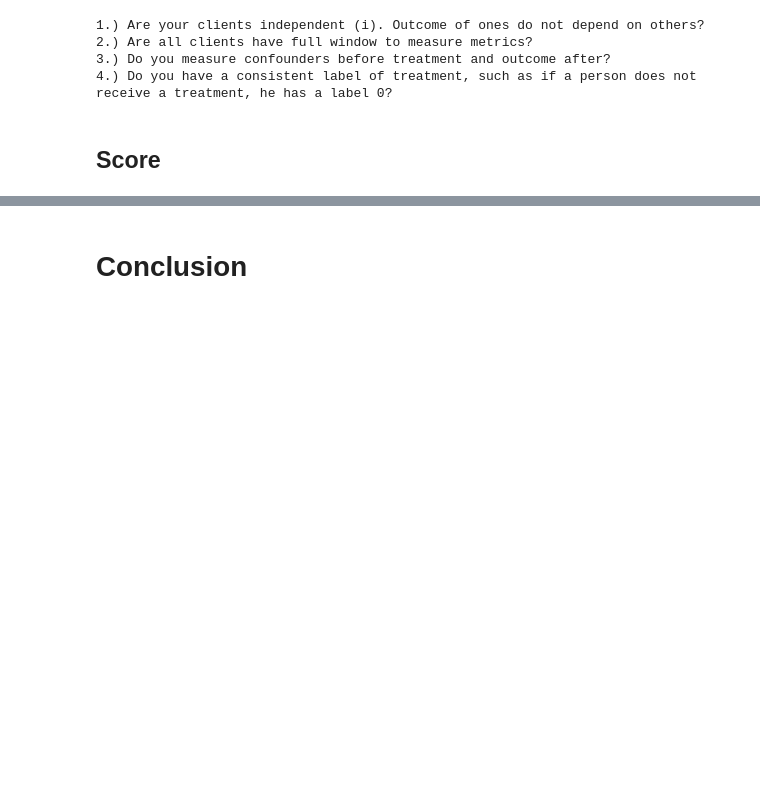
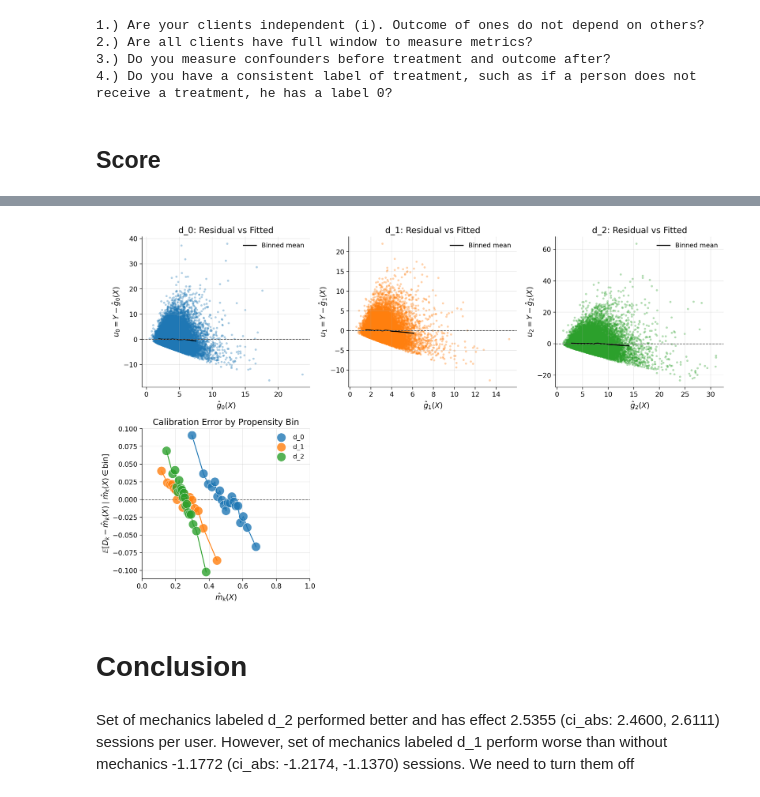
Before and after one commit to causalis-causalcraft/Causalis, a Jupyter notebook: notebooks/scenarios/multi_unconfoundedness.ipynb, the cells around one changed output, grey strips where cells are left out. Saved outputs shown, nothing was run; the diff lists cells and outputs as text; code cells hidden in the pictures; blank space fills up the shorter version.

```diff
--- a/notebooks/scenarios/multi_unconfoundedness.ipynb
+++ b/notebooks/scenarios/multi_unconfoundedness.ipynb
@@ -337,2 +383,9 @@ rep_overlap["summary"]
+# %%
+from causalis.scenarios.multi_unconfoundedness.refutation import plot_residual_diagnostics
+plot_residual_diagnostics(dml_result)
+# %% [output]
+[figure, added]
 # %% [markdown]
 # Conclusion
+# %% [markdown]
+Set of mechanics labeled d_2 performed better and has effect 2.5355 (ci_abs: 2.4600, 2.6111) sessions per user. However, set of mechanics labeled d_1 perform worse than without mechanics -1.1772 (ci_abs: -1.2174, -1.1370) sessions. We need to turn them off
```
Also changed, not shown: parts of 10 cells of this notebook, 19 other files.
